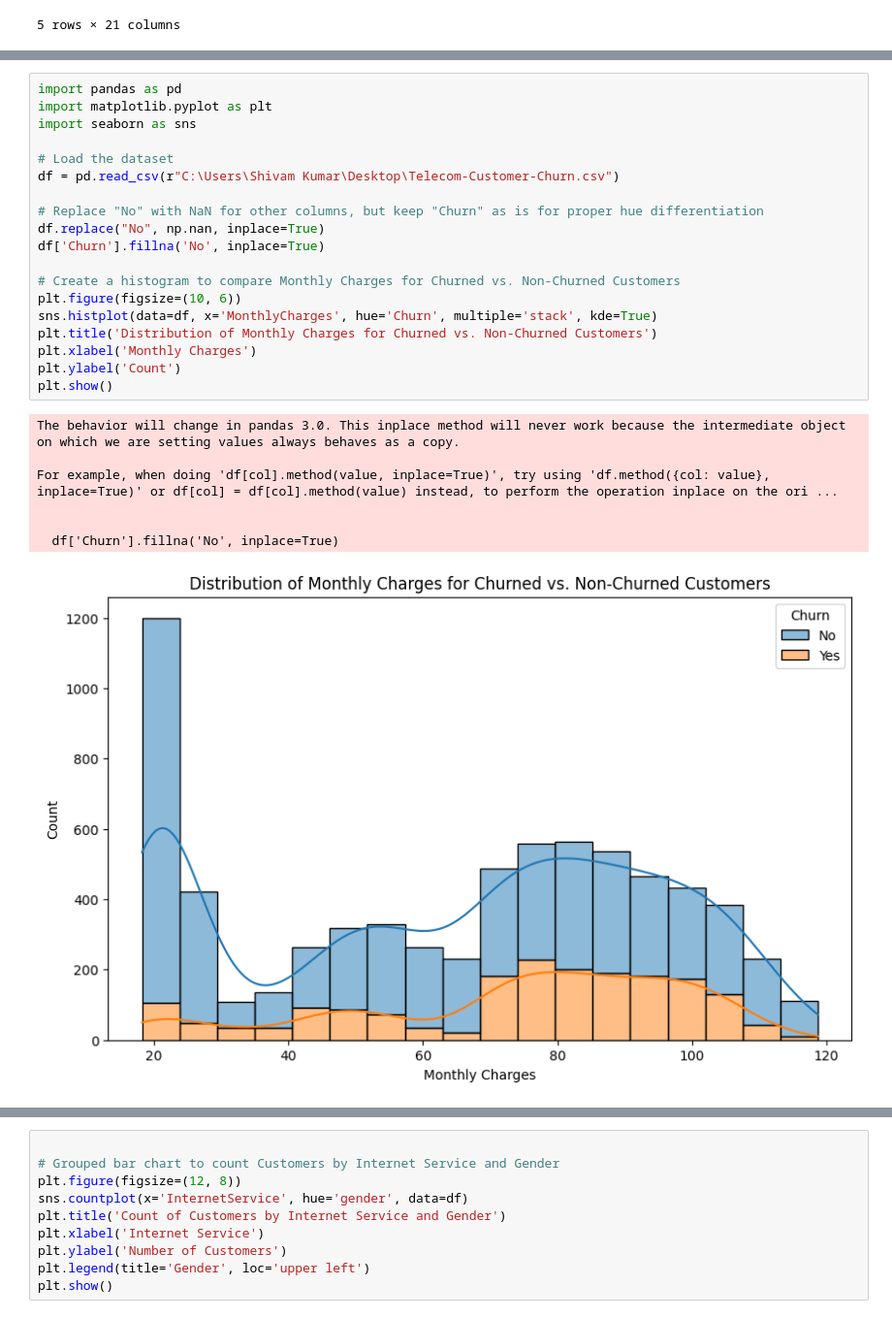
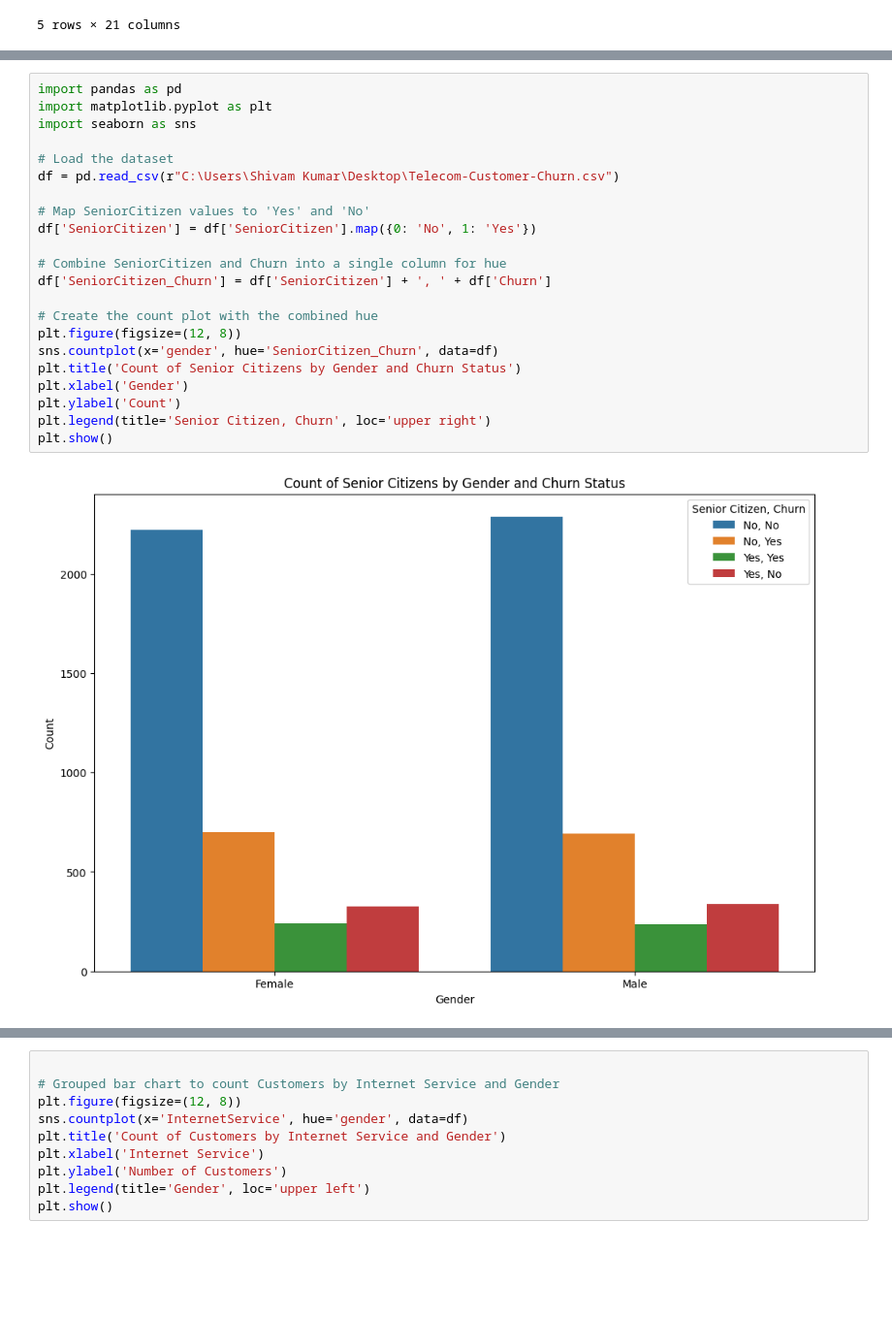
Before and after one commit to shivam9142kumar/Customer_Churn, a Jupyter notebook: Customer_Churn_Analysis.ipynb, the cells around one changed output, grey strips where cells are left out. Shown at 97% size. Saved outputs shown, nothing was run; the diff lists cells and outputs as text; blank space fills up the shorter version.

Commit message:
Data_Analysis

```diff
--- a/Customer_Churn_Analysis.ipynb
+++ b/Customer_Churn_Analysis.ipynb
@@ -195,27 +333,24 @@ plt.show()
 # %%
 import pandas as pd
 import matplotlib.pyplot as plt
 import seaborn as sns
 
 # Load the dataset
 df = pd.read_csv(r"C:\Users\Shivam Kumar\Desktop\Telecom-Customer-Churn.csv")
 
-# Replace "No" with NaN for other columns, but keep "Churn" as is for proper hue differentiation
-df.replace("No", np.nan, inplace=True)
-df['Churn'].fillna('No', inplace=True)
+# Map SeniorCitizen values to 'Yes' and 'No'
+df['SeniorCitizen'] = df['SeniorCitizen'].map({0: 'No', 1: 'Yes'})
 
-# Create a histogram to compare Monthly Charges for Churned vs. Non-Churned Customers
-plt.figure(figsize=(10, 6))
-sns.histplot(data=df, x='MonthlyCharges', hue='Churn', multiple='stack', kde=True)
-plt.title('Distribution of Monthly Charges for Churned vs. Non-Churned Customers')
-plt.xlabel('Monthly Charges')
+# Combine SeniorCitizen and Churn into a single column for hue
+df['SeniorCitizen_Churn'] = df['SeniorCitizen'] + ', ' + df['Churn']
+
+# Create the count plot with the combined hue
+plt.figure(figsize=(12, 8))
+sns.countplot(x='gender', hue='SeniorCitizen_Churn', data=df)
+plt.title('Count of Senior Citizens by Gender and Churn Status')
+plt.xlabel('Gender')
 plt.ylabel('Count')
+plt.legend(title='Senior Citizen, Churn', loc='upper right')
 plt.show()
 # %% [output]
-The behavior will change in pandas 3.0. This inplace method will never work because the intermediate object on which we are setting values always behaves as a copy.
-
-For example, when doing 'df[col].method(value, inplace=True)', try using 'df.method({col: value}, inplace=True)' or df[col] = df[col].method(value) instead, to perform the operation inplace on the ori ...
-
-
-  df['Churn'].fillna('No', inplace=True)
-[figure, old version]
+[figure, new version]
```
Also changed, not shown: parts of 59 cells of this notebook.
